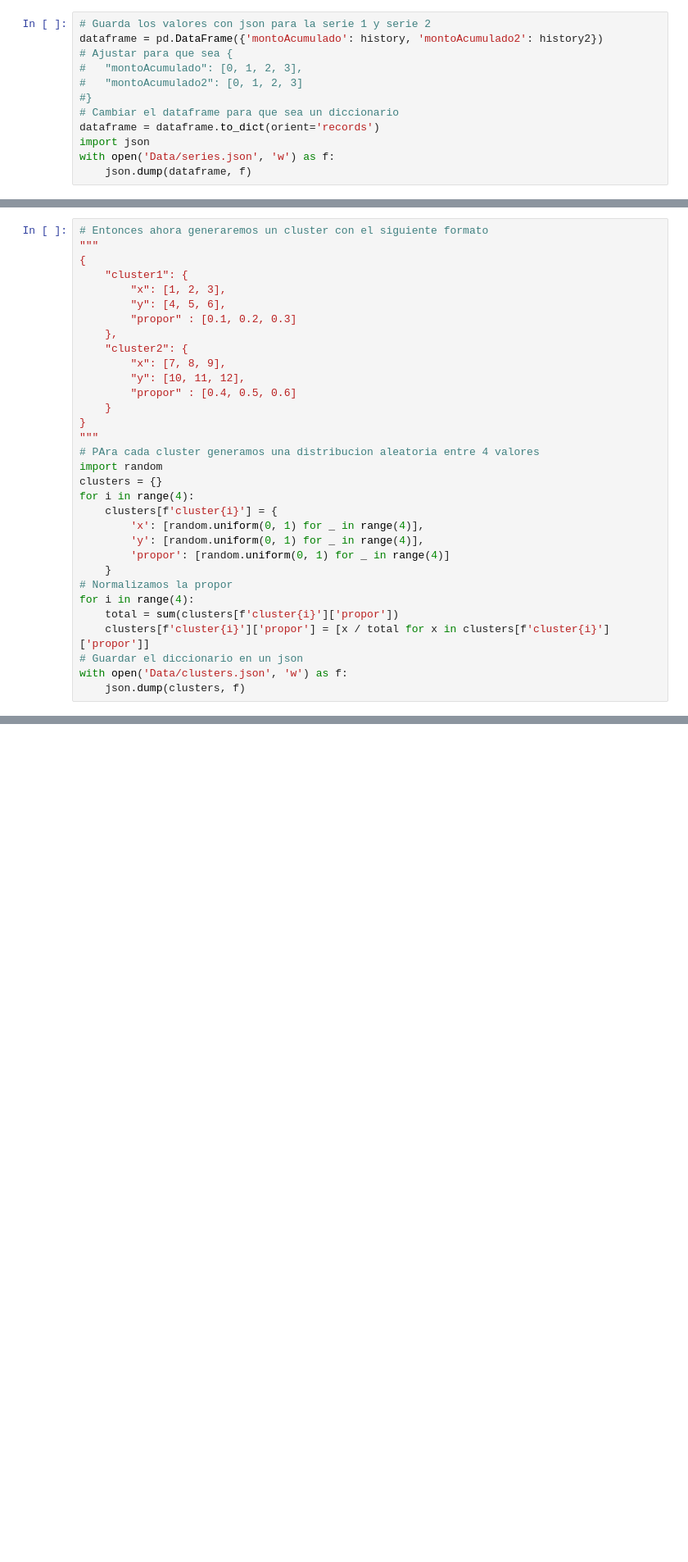
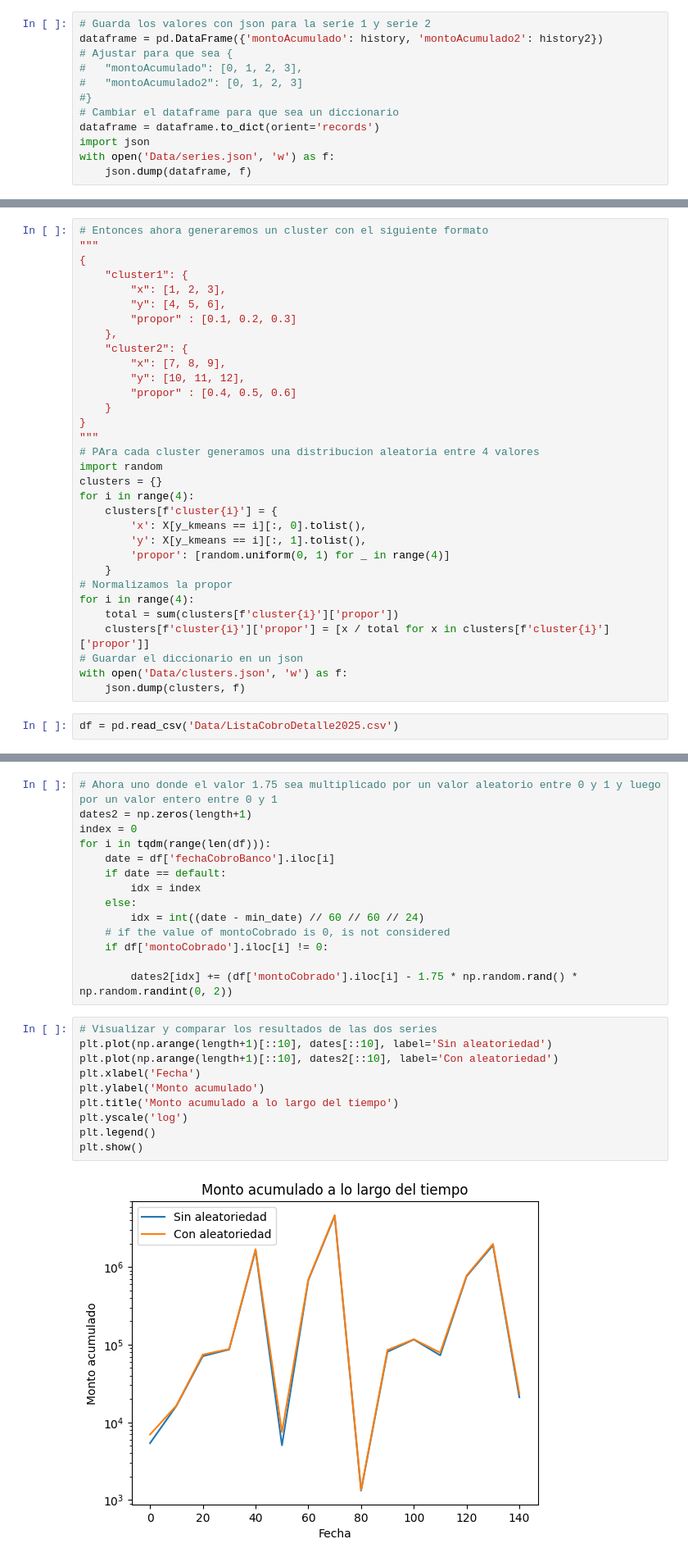
Before and after one commit to FelixStaff/Credifiel, a Jupyter notebook: acumulated.ipynb, the cells around one changed output, grey strips where cells are left out. Shown at 82% size. Cells and saved outputs as stored; diff of their text form; blank space fills up the shorter version.

```diff
--- a/acumulated.ipynb
+++ b/acumulated.ipynb
@@ -109,8 +111,8 @@ import random
 clusters = {}
 for i in range(4):
     clusters[f'cluster{i}'] = {
-        'x': [random.uniform(0, 1) for _ in range(4)],
-        'y': [random.uniform(0, 1) for _ in range(4)],
+        'x': X[y_kmeans == i][:, 0].tolist(),
+        'y': X[y_kmeans == i][:, 1].tolist(),
         'propor': [random.uniform(0, 1) for _ in range(4)]
     }
 # Normalizamos la propor
@@ -120,3 +122,5 @@ for i in range(4):
 # Guardar el diccionario en un json
 with open('Data/clusters.json', 'w') as f:
     json.dump(clusters, f)
+# %%
+df = pd.read_csv('Data/ListaCobroDetalle2025.csv')
@@ -122,0 +178,26 @@ with open('Data/clusters.json', 'w') as f:
+# %%
+# Ahora uno donde el valor 1.75 sea multiplicado por un valor aleatorio entre 0 y 1 y luego por un valor entero entre 0 y 1
+dates2 = np.zeros(length+1)
+index = 0
+for i in tqdm(range(len(df))):
+    date = df['fechaCobroBanco'].iloc[i]
+    if date == default:
+        idx = index
+    else:
+        idx = int((date - min_date) // 60 // 60 // 24)
+    # if the value of montoCobrado is 0, is not considered
+    if df['montoCobrado'].iloc[i] != 0:
+
+        dates2[idx] += (df['montoCobrado'].iloc[i] - 1.75 * np.random.rand() * np.random.randint(0, 2))
+# %%
+# Visualizar y comparar los resultados de las dos series
+plt.plot(np.arange(length+1)[::10], dates[::10], label='Sin aleatoriedad')
+plt.plot(np.arange(length+1)[::10], dates2[::10], label='Con aleatoriedad')
+plt.xlabel('Fecha')
+plt.ylabel('Monto acumulado')
+plt.title('Monto acumulado a lo largo del tiempo')
+plt.yscale('log')
+plt.legend()
+plt.show()
+# %% [output]
+[figure, added]
```
Also changed, not shown: parts of 11 cells of this notebook, 4 other files.
